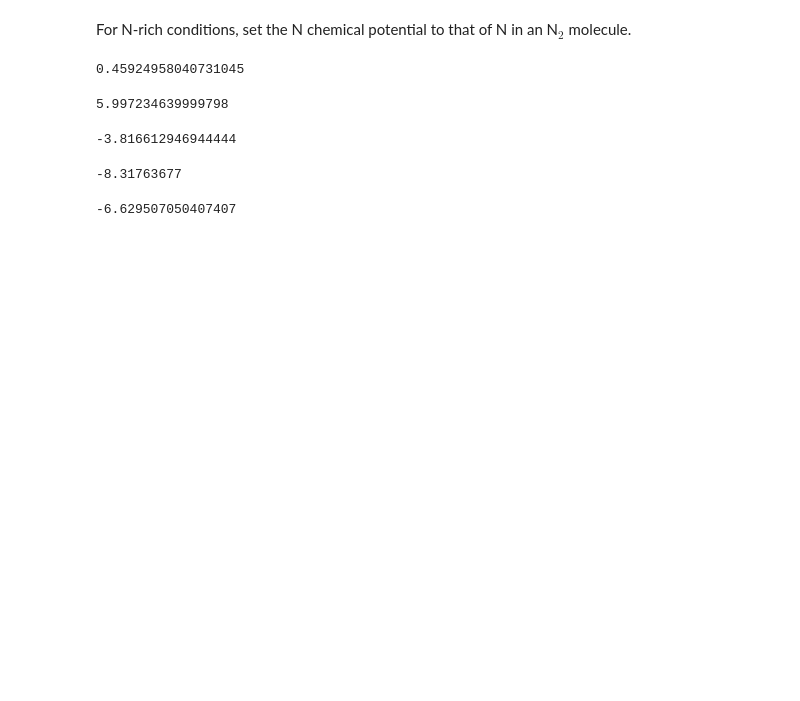
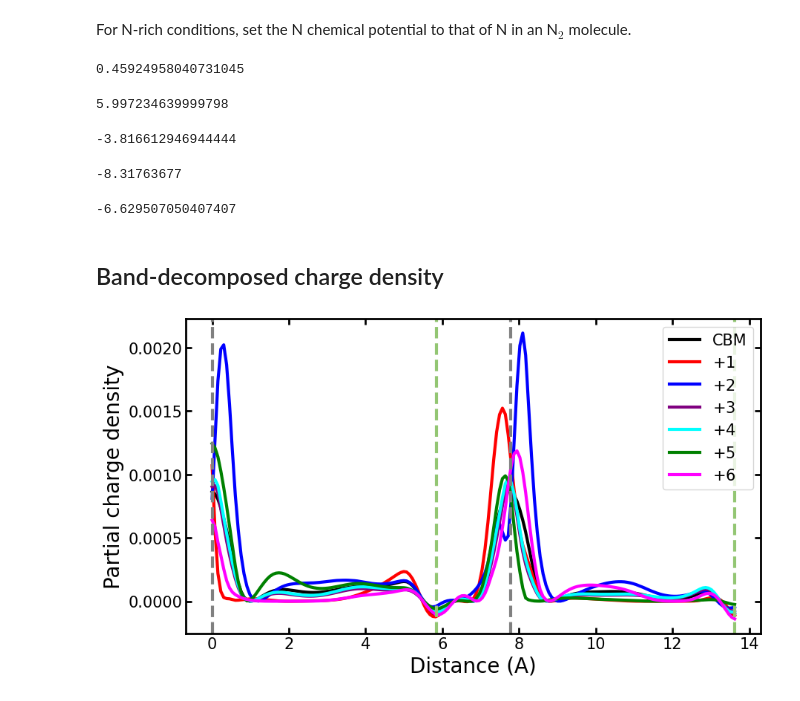
Before and after one commit to laurarnichols/CrossSectionCalculations, a Jupyter notebook: DefectExplorationInGaN/Analysis.ipynb, the cells around one changed output. Saved outputs shown, nothing was run; the diff lists cells and outputs as text; code cells hidden in the pictures; blank space fills up the shorter version.

Commit message:
Add band-decomposed charge density plot

```diff
--- a/DefectExplorationInGaN/Analysis.ipynb
+++ b/DefectExplorationInGaN/Analysis.ipynb
@@ -177,3 +177,5 @@ mu_N
 mu_O
 # %% [output]
 -6.629507050407407
+# %% [markdown]
+## Band-decomposed charge density
@@ -179,0 +203,41 @@ mu_O
+# %%
+plt.figure(figsize=(10,5.5))
+
+# Paper figure with smeared results
+plt.plot(PARCHG1621[:,0], PARCHG1621[:,1], color='black', label='CBM', linewidth=3)
+plt.plot(PARCHG1622[:,0], PARCHG1622[:,1], color='red', label='$+1$', linewidth=3)
+plt.plot(PARCHG1623[:,0], PARCHG1623[:,1], color='blue', label='$+2$', linewidth=3)
+plt.plot(PARCHG1624[:,0], PARCHG1624[:,1], color='purple', label='$+3$', linewidth=3)
+plt.plot(PARCHG1625[:,0], PARCHG1625[:,1], color='cyan', label='$+4$', linewidth=3)
+plt.plot(PARCHG1626[:,0], PARCHG1626[:,1], color='green', label='$+5$', linewidth=3)
+plt.plot(PARCHG1627[:,0], PARCHG1627[:,1], color='magenta', label='$+6$', linewidth=3)
+
+plt.axvline(x=0, color='grey', linestyle='--', linewidth=3)
+plt.axvline(x=5.84, color=(147/255.0,198/255.0,115/255.0), linestyle='--', linewidth=3)
+plt.axvline(x=7.78, color='grey', linestyle='--', linewidth=3)
+plt.axvline(x=13.62, color=(147/255.0,198/255.0,115/255.0), linestyle='--', linewidth=3)
+
+# Labels
+plt.xlabel('Distance (A)', fontsize=20)
+plt.ylabel('Partial charge density', fontsize=20)
+
+# Plot formatting
+plt.legend(loc='upper right', fontsize=15)  # Move the legend to the top right and increase font size
+plt.xticks(fontsize=15)  # Increase x-axis tick font size
+plt.yticks(fontsize=15)  # Increase y-axis tick font size
+#plt.xlim(3,4.5)
+#plt.ylim(0,1)
+ax = plt.gca()
+ax.spines['top'].set_linewidth(2.0)   # Top border
+ax.spines['right'].set_linewidth(2.0) # Right border
+ax.spines['bottom'].set_linewidth(2.0)  # Bottom border (default width)
+ax.spines['left'].set_linewidth(2.0)    # Left border (default width)
+ax.tick_params(axis='both',  # Apply to both x and y axes
+               which='both',  # Apply to both major and minor ticks
+               direction='in',  # Tick direction (inward and outward)
+               width=2,  # Thickness of the tick marks
+               length=6, # Length of the tick marks
+               bottom=True, top=True, left=True, right=True)
+plt.show()
+# %% [output]
+[figure, added]
```
Also changed, not shown: parts of 1 cell of this notebook, 1 other file.
